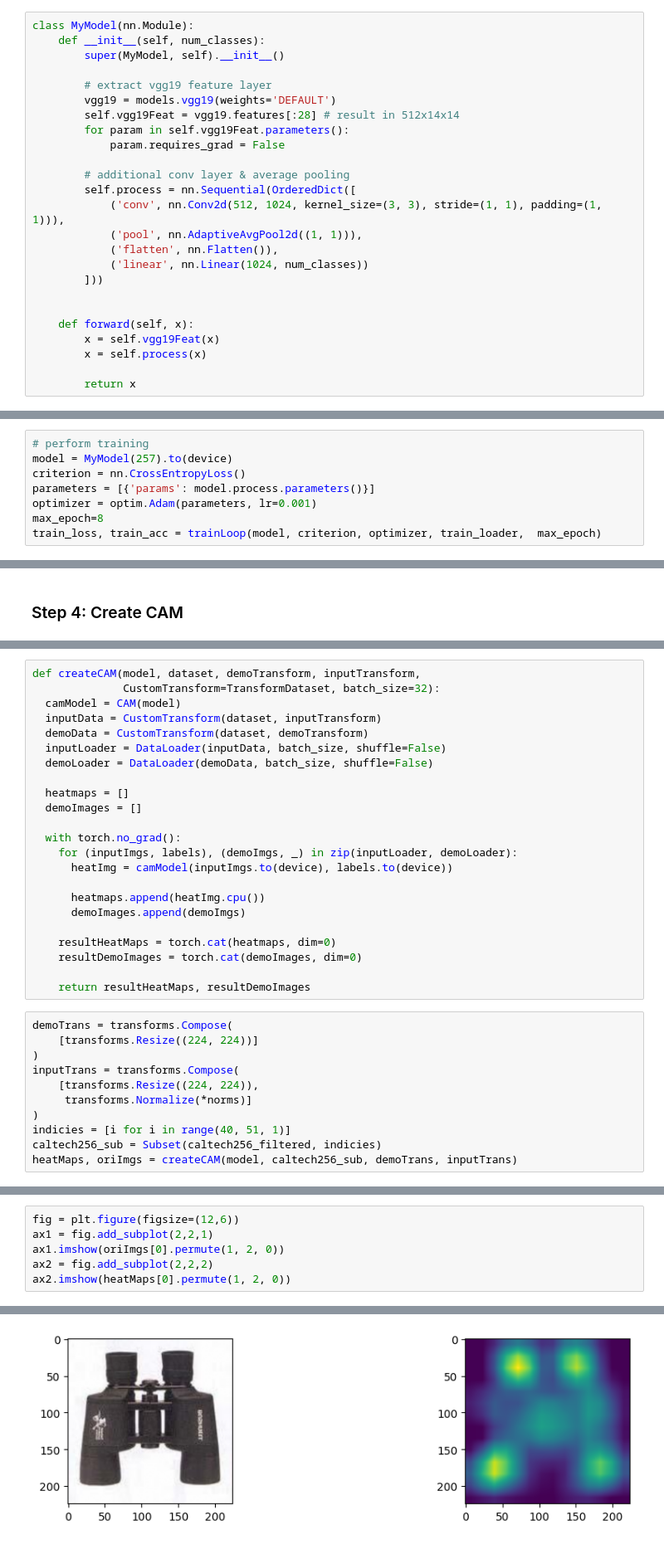
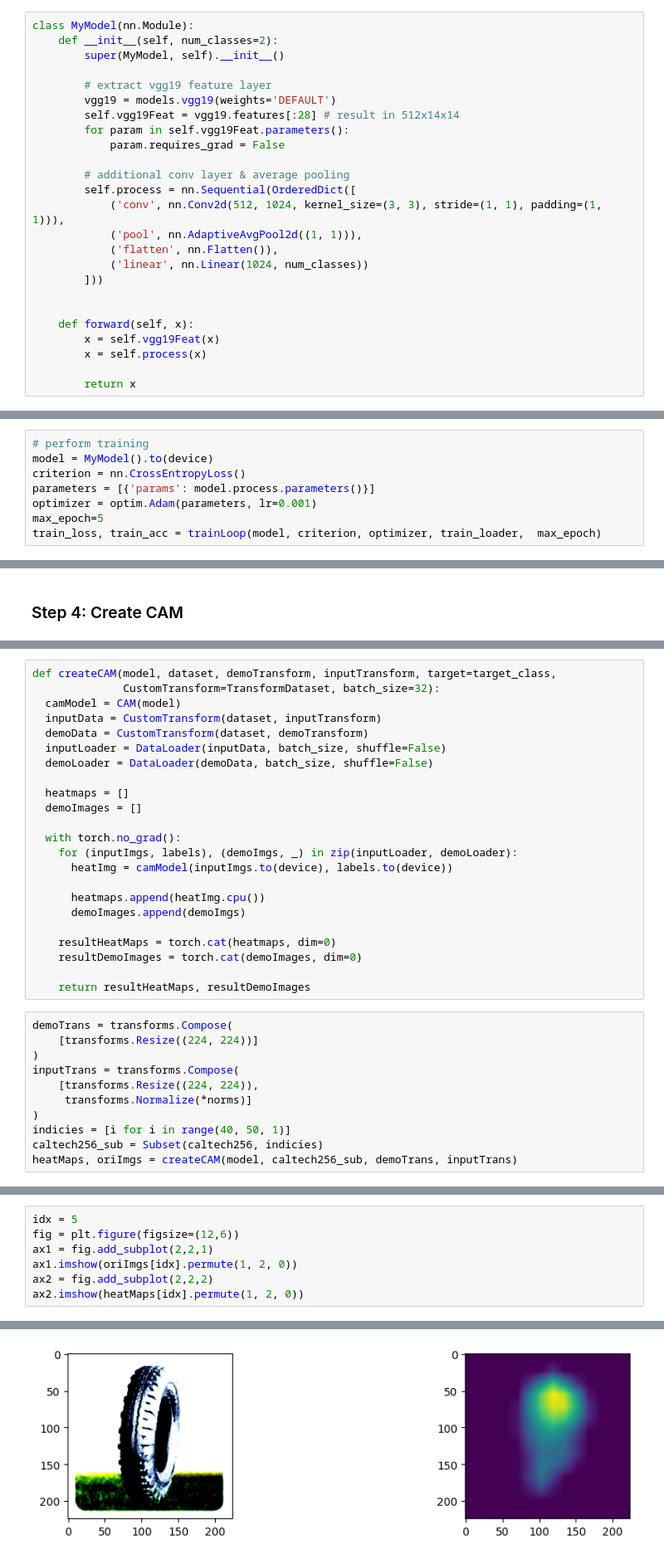
Before and after one commit to Shonn-Li/CS484-final-project, a Jupyter notebook: CS484.ipynb, the cells around one changed output, grey strips where cells are left out. Shown at 83% size. Cells and saved outputs as stored; diff of their text form.

Commit message:
- Adjust output layer to generate binary output for target class (e.g. face or nor face) - Transform loaded data into binary class

```diff
--- a/CS484.ipynb
+++ b/CS484.ipynb
@@ -83,7 +103,7 @@ torch.Size([3, 224, 224])
 ### Step 2: Define Network
 # %%
 class MyModel(nn.Module):
-    def __init__(self, num_classes):
+    def __init__(self, num_classes=2):
         super(MyModel, self).__init__()
 
         # extract vgg19 feature layer
@@ -153,10 +173,10 @@ train_loader = DataLoader(train_dataset, batch_size=32, shuffle=True)
 test_loader = DataLoader(test_dataset, batch_size=32, shuffle=False)
 # %%
 # perform training
-model = MyModel(257).to(device)
+model = MyModel().to(device)
 criterion = nn.CrossEntropyLoss()
 parameters = [{'params': model.process.parameters()}]
 optimizer = optim.Adam(parameters, lr=0.001)
-max_epoch=8
+max_epoch=5
 train_loss, train_acc = trainLoop(model, criterion, optimizer, train_loader,  max_epoch)
 # %% [output]
@@ -194,7 +210,7 @@ class CAM(nn.Module):
 
     return cam
 # %%
-def createCAM(model, dataset, demoTransform, inputTransform,
+def createCAM(model, dataset, demoTransform, inputTransform, target=target_class,
               CustomTransform=TransformDataset, batch_size=32):
   camModel = CAM(model)
   inputData = CustomTransform(dataset, inputTransform)
@@ -224,8 +240,8 @@ inputTrans = transforms.Compose(
     [transforms.Resize((224, 224)),
      transforms.Normalize(*norms)]
 )
-indicies = [i for i in range(40, 51, 1)]
-caltech256_sub = Subset(caltech256_filtered, indicies)
+indicies = [i for i in range(40, 50, 1)]
+caltech256_sub = Subset(caltech256, indicies)
 heatMaps, oriImgs = createCAM(model, caltech256_sub, demoTrans, inputTrans)
 # %%
 heatMaps.shape
@@ -234,7 +250,8 @@ torch.Size([11, 1, 224, 224])
 # %%
+idx = 5
 fig = plt.figure(figsize=(12,6))
 ax1 = fig.add_subplot(2,2,1)
-ax1.imshow(oriImgs[0].permute(1, 2, 0))
+ax1.imshow(oriImgs[idx].permute(1, 2, 0))
 ax2 = fig.add_subplot(2,2,2)
-ax2.imshow(heatMaps[0].permute(1, 2, 0))
+ax2.imshow(heatMaps[idx].permute(1, 2, 0))
 # %% [output]
@@ -242,3 +260,3 @@ ax2.imshow(heatMaps[0].permute(1, 2, 0))
-[figure, old version]
+[figure, new version]
 # %% [markdown]
 ### TODO
```
Also changed, not shown: parts of 11 cells of this notebook.
